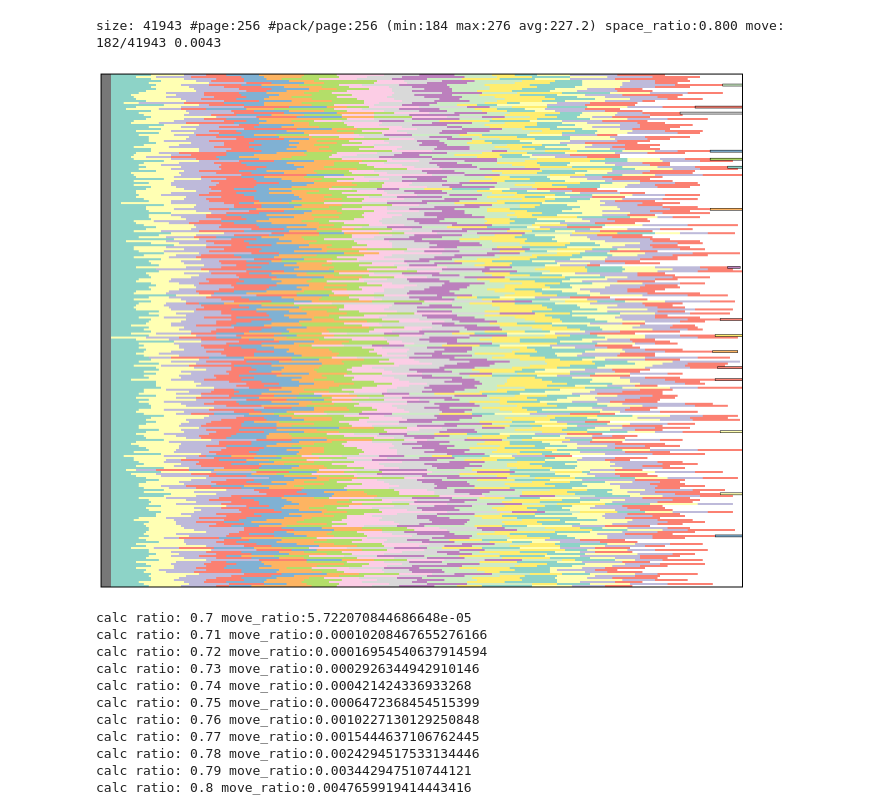
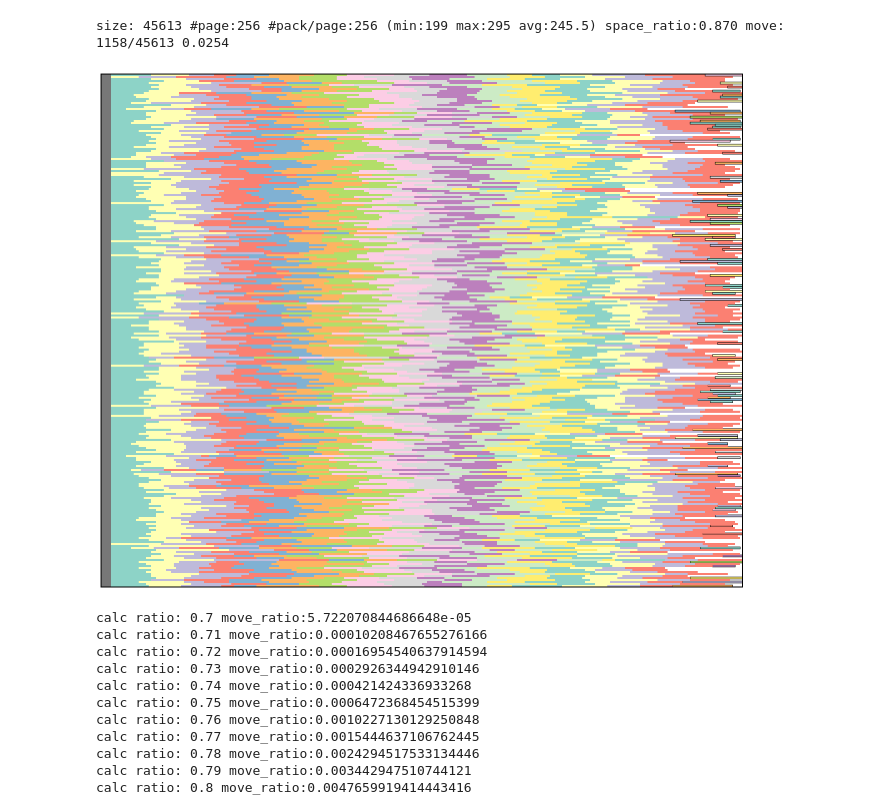
Before and after one commit to decster/dvis, a Jupyter notebook: phdb.ipynb, the cells around one changed output. Cells and saved outputs as stored; diff of their text form; code cells hidden in the pictures.

```diff
--- a/phdb.ipynb
+++ b/phdb.ipynb
@@ -6,25 +6,32 @@ display(HTML("<style>.container { width:100% !important; }</style>"))
 # %%
 from canvas import Canvas
 from colors import Set3
 import random
 import numpy as np
 from phdb import HT
+import matplotlib.pyplot as plt
 
-def show_ht(item_size, memory_size, seed=0, ratio=0.8):
+def show_ht(item_size, memory_size, seed=0, ratio=0.87):
     random.seed(seed)
     ht = HT(memory_size, item_size)
     N = int(memory_size * ratio / item_size)
     for i in range(N):
         v = random.randint(0, 0xffffffff)
         ht.put(v)
     ht.reassign_overflows()
     print(ht.stats())
     return ht.render()
+#     szs = ht.page_sizes()
+#     mx = max(szs) + 1
+#     dist = [0] * mx
+#     for s in szs:
+#         dist[s]+=1
+#     plt.plot([e*16 for e in range(mx)], dist)
 
 show_ht(20, 1024*1024, 0)
 # %% [output]
-size: 41943 #page:256 #pack/page:256 (min:184 max:276 avg:227.2) space_ratio:0.800 move: 182/41943 0.0043
+size: 45613 #page:256 #pack/page:256 (min:199 max:295 avg:245.5) space_ratio:0.870 move: 1158/45613 0.0254
-[figure, old version]
+[figure, new version]
 # %%
 import matplotlib.pyplot as plt
 
```
Also changed, not shown: 1 other file.
